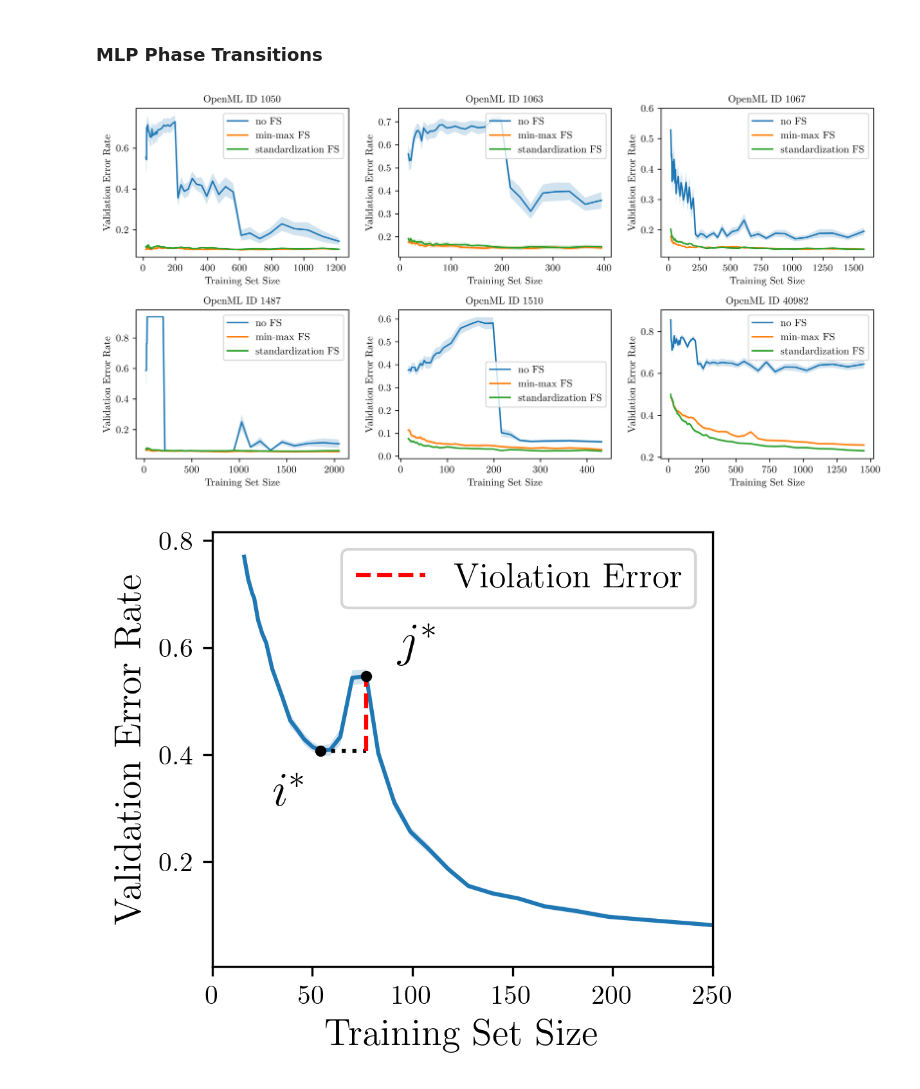
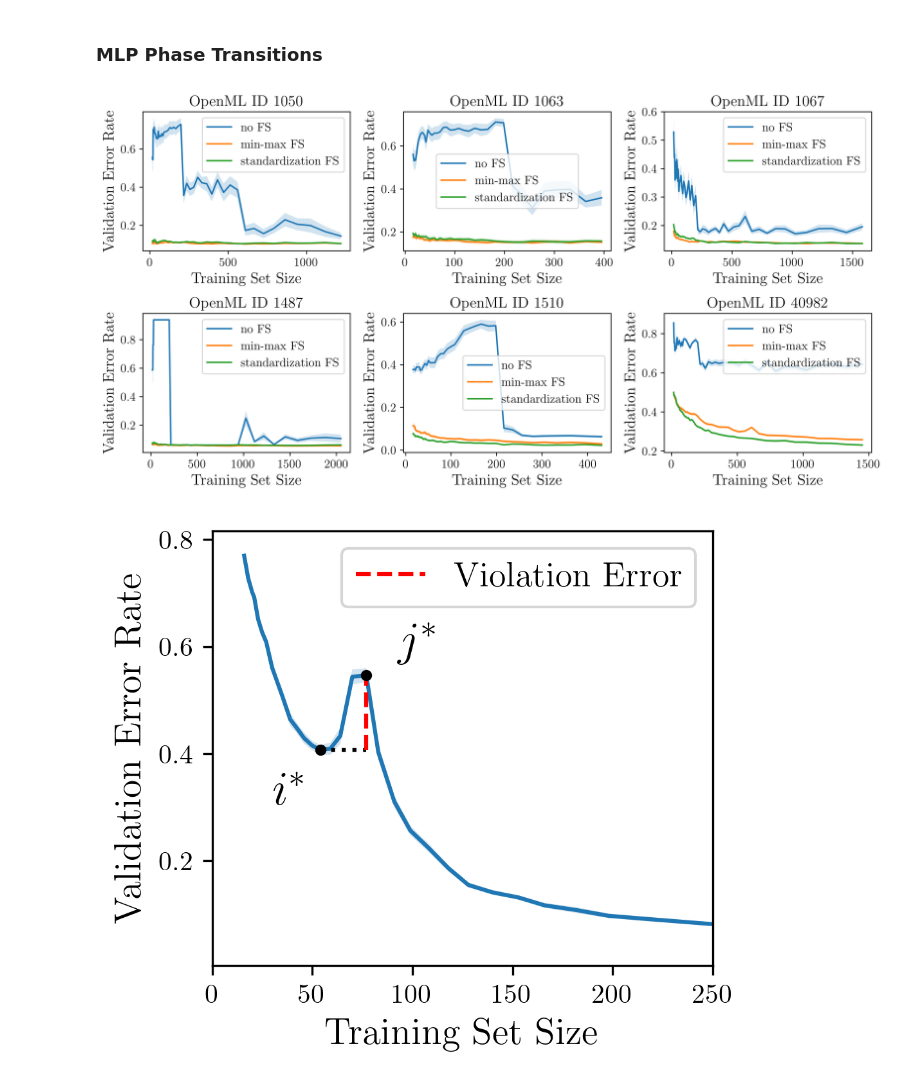
Before and after one commit to learning-curve-research/LCDB-1.1, a Jupyter notebook: analysis/Intro - figure.ipynb, the cells around one changed output. Cells and saved outputs as stored; diff of their text form; code cells hidden in the pictures.

```diff
--- a/analysis/Intro - figure.ipynb
+++ b/analysis/Intro - figure.ipynb
@@ -175,39 +175,39 @@ DATASET = [29, 31, 32, 43, 48, 66]
 
 fig, axs = plt.subplots(2, 3, figsize=(11, 6), dpi=400)
 axs = axs.flatten()
 
 for i, ds in enumerate(DATASET):
     ax = axs[i]
 
     lc_clean = dataset_nofs[ds, LEARNER, :, :, :, 1]
     mean_clean = np.nanmean(lc_clean[:, :, :], axis=(0, 1))
     se_clean = np.nanstd(lc_clean[:, :, :], axis=(0, 1), ddof=1) / np.sqrt(np.sum(~np.isnan(lc_clean[:, :, :]), axis=(0, 1)))
 
     lc_clean_fs = dataset_minmaxfs[ds, LEARNER, :, :, :, 1]
     mean_clean_fs = np.nanmean(lc_clean_fs[:, :, :], axis=(0, 1))
     se_clean_fs = np.nanstd(lc_clean_fs[:, :, :], axis=(0, 1), ddof=1) / np.sqrt(np.sum(~np.isnan(lc_clean_fs[:, :, :]), axis=(0, 1)))
 
     lc_clean_zfs = dataset_standardfs[ds, LEARNER, :, :, :, 1]
     mean_clean_zfs = np.nanmean(lc_clean_zfs[:, :, :], axis=(0, 1))
     se_clean_zfs = np.nanstd(lc_clean_zfs[:, :, :], axis=(0, 1), ddof=1) / np.sqrt(np.sum(~np.isnan(lc_clean_zfs[:, :, :]), axis=(0, 1)))
 
     ax.plot(anchor_list_denser, mean_clean, label='no FS')
     ax.fill_between(anchor_list_denser, mean_clean - se_clean, mean_clean + se_clean, alpha=0.2)
     ax.plot(anchor_list_denser, mean_clean_fs, label='min-max FS')
     ax.fill_between(anchor_list_denser, mean_clean_fs - se_clean_fs, mean_clean_fs + se_clean_fs, alpha=0.2)
     ax.plot(anchor_list_denser, mean_clean_zfs, label='standardization FS')
     ax.fill_between(anchor_list_denser, mean_clean_zfs - se_clean_zfs, mean_clean_zfs + se_clean_zfs, alpha=0.2)
 
-    ax.set_title(f"OpenML ID {dataset_ids_CC18[ds]}", fontsize=10)
-    ax.set_xlabel('Training Set Size', fontsize=10)
-    ax.set_ylabel('Validation Error Rate', fontsize=10)
-    ax.tick_params(labelsize=10)
-    ax.legend(fontsize=10, loc='best')
+    ax.set_title(f"OpenML ID {dataset_ids_CC18[ds]}", fontsize=15)
+    ax.set_xlabel('Training Set Size', fontsize=15)
+    ax.set_ylabel('Validation Error Rate', fontsize=15)
+    ax.tick_params(labelsize=12)
+    ax.legend(fontsize=12, loc='best')
 
 plt.tight_layout(rect=[0, 0, 1, 0.95])
 plt.show()
 # %% [output]
-[figure, old version]
+[figure, new version]
 # %%
 LEARNER, DATASET = 12, 6
 
```
Also changed, not shown: parts of 1 cell of this notebook, 7 other files.
